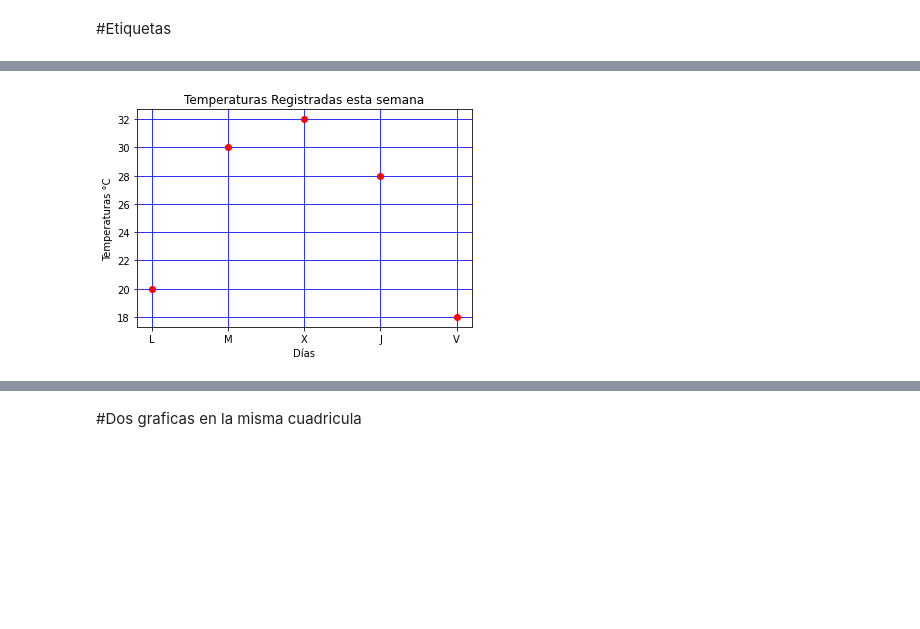
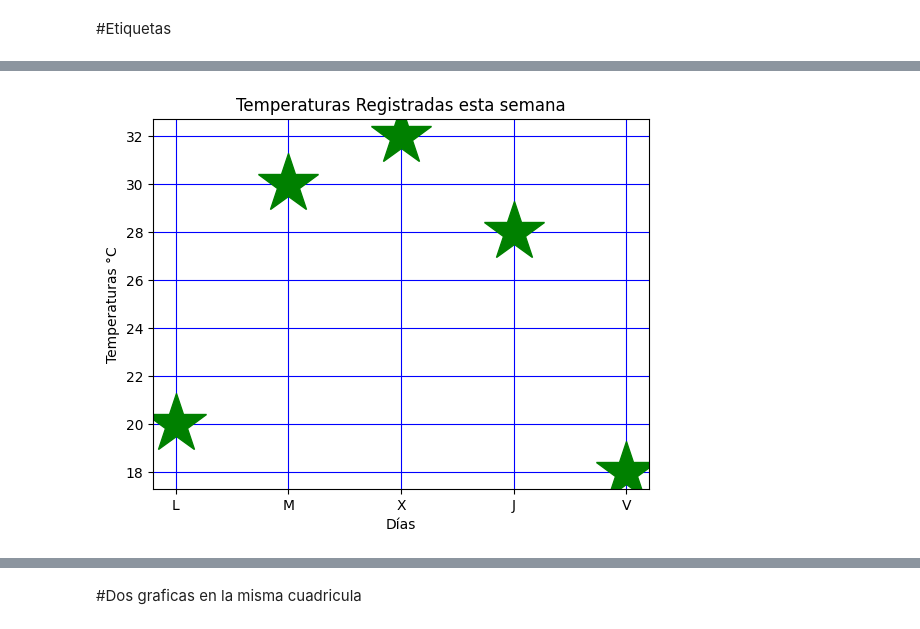
Before and after one commit to YasminGarcia1210/MAT_APLICADAS03, a Jupyter notebook: CUADERNO_3_GRAFICAS.ipynb, the cells around one changed output, grey strips where cells are left out. Cells and saved outputs as stored; diff of their text form; code cells hidden in the pictures; blank space fills up the shorter version.

```diff
--- a/CUADERNO_3_GRAFICAS.ipynb
+++ b/CUADERNO_3_GRAFICAS.ipynb
@@ -88,19 +88,19 @@ plt.plot(x,y,'.')
 # %%
 #Ejemplo
 
 dias=['L','M','X','J','V']
 temp=[20,30,32,28,18]
 
 plt.title("Temperaturas Registradas esta semana")
 plt.xlabel("Días")
 plt.ylabel("Temperaturas °C")
 plt.grid(color="blue")
 
-plt.plot(dias,temp, 'ro')
+plt.plot(dias,temp, 'g*',ms=45)
 
 plt.show()
 # %% [output]
-[figure, old version]
+[figure, new version]
 # %%
 #configurar las fuentes de los ejes**
 
```
Also changed, not shown: parts of 13 cells of this notebook.
